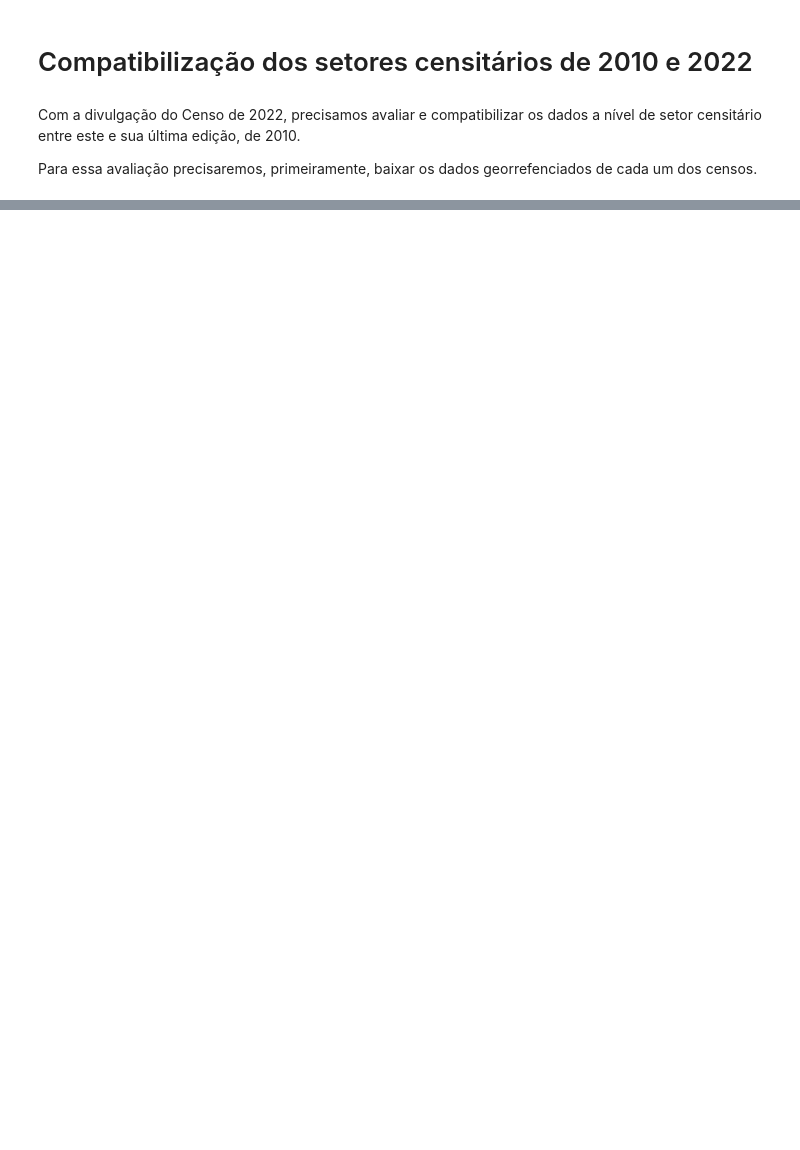
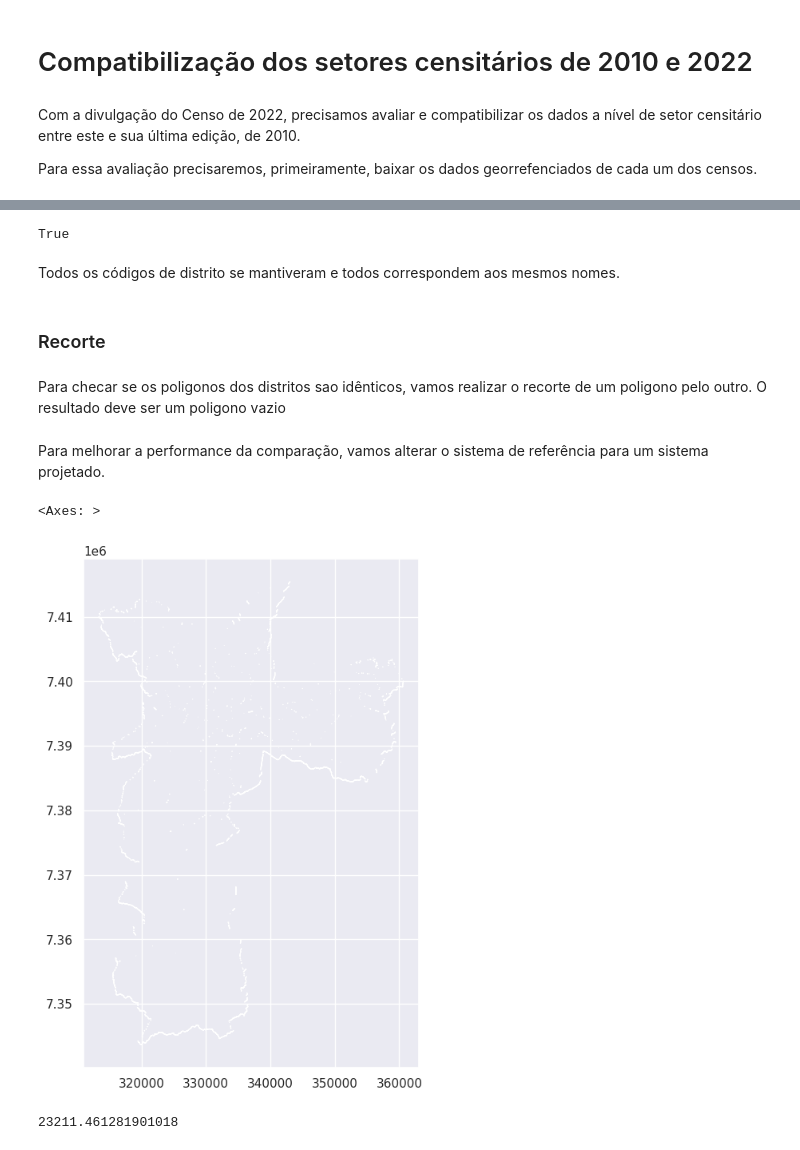
Before and after one commit to sepep-pmsp/compatibilizacao-setores-censitarios, a Jupyter notebook: Compatibilização.ipynb, the cells around one changed output, grey strips where cells are left out. Drawn from its saved outputs; the diff is of its cells as text; code cells hidden in the pictures; blank space fills up the shorter version.

```diff
--- a/Compatibilização.ipynb
+++ b/Compatibilização.ipynb
@@ -47,0 +72,2 @@ distritos22
+# %%
+distritos22 = distritos22.to_crs(epsg=4674)
@@ -47,0 +195,29 @@ distritos22
+# %%
+compara_nomes['nomes_iguais'].all()
+# %% [output]
+True
+# %% [markdown]
+Todos os códigos de distrito se mantiveram e todos correspondem aos mesmos nomes.
+# %% [markdown]
+### Recorte
+# %% [markdown]
+Para checar se os poligonos dos distritos sao idênticos, vamos realizar o recorte de um poligono pelo outro. O resultado deve ser um poligono vazio
+# %%
+distritos10 = distritos10.sort_values(by='CD_GEOCODD')
+# %%
+distritos22 = distritos22.sort_values(by='CD_DIST')
+# %% [markdown]
+Para melhorar a performance da comparação, vamos alterar o sistema de referência para um sistema projetado.
+# %%
+distritos10 = distritos10.to_crs('EPSG:31983')
+distritos22 = distritos22.to_crs('EPSG:31983')
+# %%
+diferenca = distritos10.overlay(distritos22, how='difference')
+diferenca.plot()
+# %% [output]
+<Axes: >
+[figure, added]
+# %%
+diferenca.geometry.area.max()
+# %% [output]
+23211.461281901018
```
Also changed, not shown: parts of 40 cells of this notebook.
